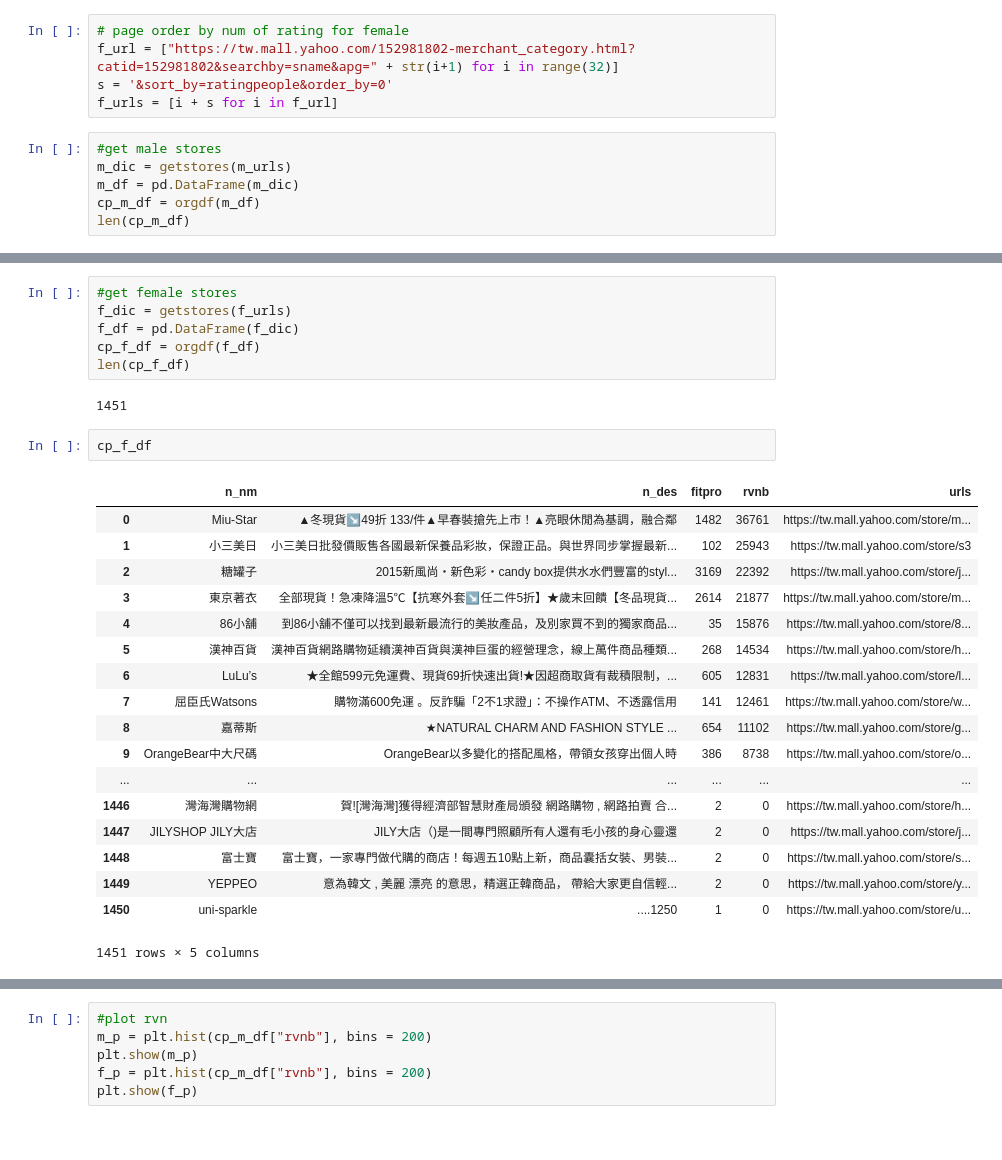
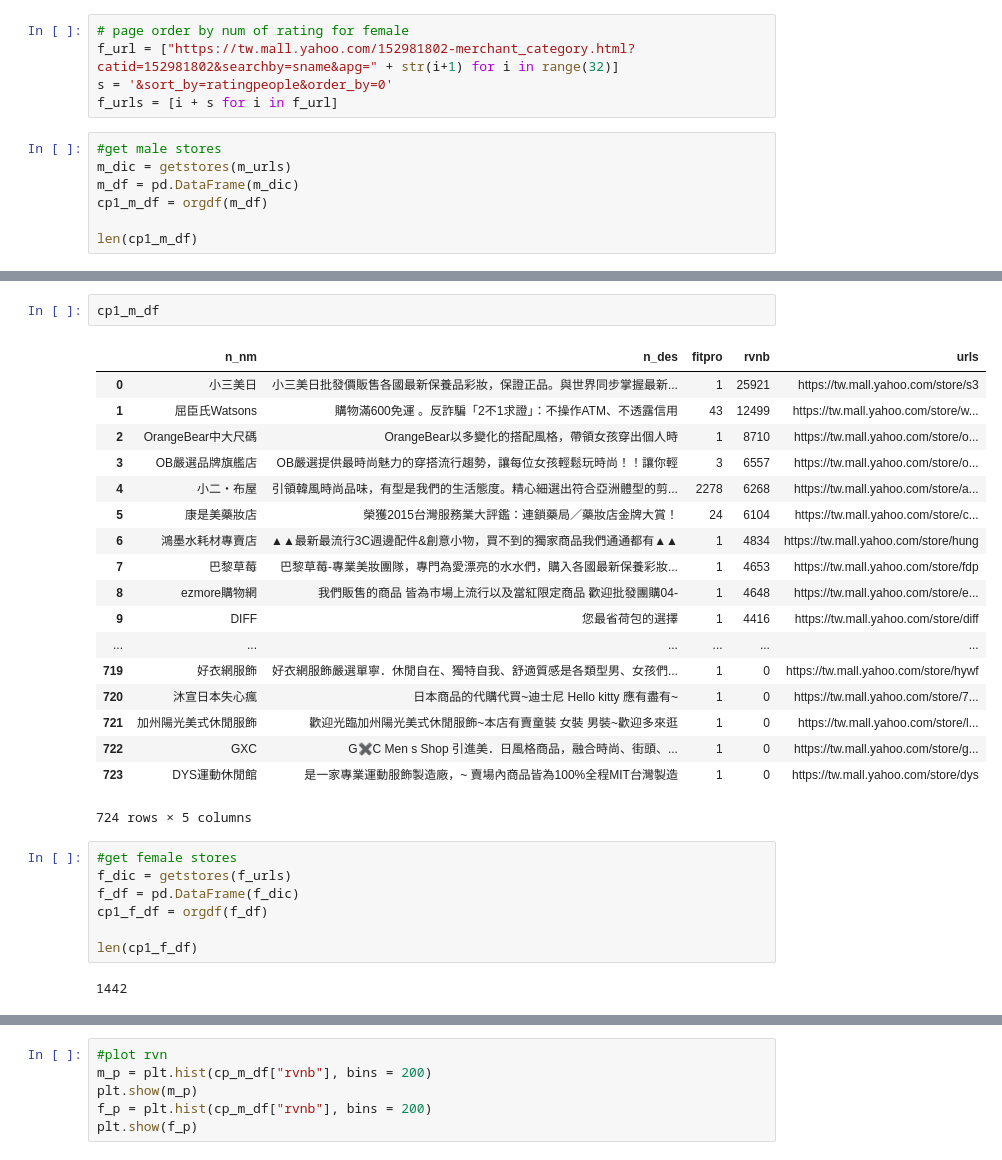
Before and after one commit to Charlie-Jin/crawler, a Jupyter notebook: Store data 01-24.ipynb, the cells around one changed output, grey strips where cells are left out. Saved outputs shown, nothing was run; the diff lists cells and outputs as text.

```diff
--- a/Store data 01-24.ipynb
+++ b/Store data 01-24.ipynb
@@ -95,6 +95,7 @@ f_urls = [i + s for i in f_url]
 #get male stores
 m_dic = getstores(m_urls)
 m_df = pd.DataFrame(m_dic)
-cp_m_df = orgdf(m_df)
-len(cp_m_df)
+cp1_m_df = orgdf(m_df)
+
+len(cp1_m_df)
 # %% [output]
@@ -123,29 +103,30 @@ cp_m_df
+# %%
+cp1_m_df
+# %% [output]
+|  | n_nm | n_des | fitpro | rvnb | urls |
+| 0 | 小三美日 | 小三美日批發價販售各國最新保養品彩妝，保證正品。與世界同步掌握最新... | 1 | 25921 | https://tw.mall.yahoo.com/store/s3 |
+| 1 | 屈臣氏Watsons | 購物滿600免運 。反詐騙「2不1求證」：不操作ATM、不透露信用 | 43 | 12499 | https://tw.mall.yahoo.com/store/w... |
+| 2 | OrangeBear中大尺碼 | OrangeBear以多變化的搭配風格，帶領女孩穿出個人時 | 1 | 8710 | https://tw.mall.yahoo.com/store/o... |
+| 3 | OB嚴選品牌旗艦店 | OB嚴選提供最時尚魅力的穿搭流行趨勢，讓每位女孩輕鬆玩時尚！！讓你輕 | 3 | 6557 | https://tw.mall.yahoo.com/store/o... |
+| 4 | 小二‧布屋 | 引領韓風時尚品味，有型是我們的生活態度。精心細選出符合亞洲體型的剪... | 2278 | 6268 | https://tw.mall.yahoo.com/store/a... |
+| 5 | 康是美藥妝店 | 榮獲2015台灣服務業大評鑑：連鎖藥局／藥妝店金牌大賞！ | 24 | 6104 | https://tw.mall.yahoo.com/store/c... |
+| 6 | 鴻墨水耗材專賣店 | ▲▲最新最流行3C週邊配件&創意小物，買不到的獨家商品我們通通都有▲▲ | 1 | 4834 | https://tw.mall.yahoo.com/store/hung |
+| 7 | 巴黎草莓 | 巴黎草莓-專業美妝團隊，專門為愛漂亮的水水們，購入各國最新保養彩妝... | 1 | 4653 | https://tw.mall.yahoo.com/store/fdp |
+| 8 | ezmore購物網 | 我們販售的商品 皆為市場上流行以及當紅限定商品 歡迎批發團購04- | 1 | 4648 | https://tw.mall.yahoo.com/store/e... |
+| 9 | DIFF | 您最省荷包的選擇 | 1 | 4416 | https://tw.mall.yahoo.com/store/diff |
+| ... | ... | ... | ... | ... | ... |
+| 719 | 好衣網服飾 | 好衣網服飾嚴選單寧．休閒自在、獨特自我、舒適質感是各類型男、女孩們... | 1 | 0 | https://tw.mall.yahoo.com/store/hywf |
+| 720 | 沐宣日本失心瘋 | 日本商品的代購代買~迪士尼 Hello kitty 應有盡有~ | 1 | 0 | https://tw.mall.yahoo.com/store/7... |
+| 721 | 加州陽光美式休閒服飾 | 歡迎光臨加州陽光美式休閒服飾~本店有賣童裝 女裝 男裝~歡迎多來逛 | 1 | 0 | https://tw.mall.yahoo.com/store/l... |
+| 722 | GXC | G✖C Men s Shop 引進美．日風格商品，融合時尚、街頭、... | 1 | 0 | https://tw.mall.yahoo.com/store/g... |
+| 723 | DYS運動休閒館 | 是一家專業運動服飾製造廠，~ 賣場內商品皆為100%全程MIT台灣製造 | 1 | 0 | https://tw.mall.yahoo.com/store/dys |
+724 rows × 5 columns
 # %%
 #get female stores
 f_dic = getstores(f_urls)
 f_df = pd.DataFrame(f_dic)
-cp_f_df = orgdf(f_df)
-len(cp_f_df)
+cp1_f_df = orgdf(f_df)
+
+len(cp1_f_df)
 # %% [output]
-1451
+1442
-# %%
-cp_f_df
-# %% [output]
-|  | n_nm | n_des | fitpro | rvnb | urls |
-| 0 | Miu-Star | ▲冬現貨↘49折 133/件▲早春裝搶先上市！▲亮眼休閒為基調，融合鄰 | 1482 | 36761 | https://tw.mall.yahoo.com/store/m... |
-| 1 | 小三美日 | 小三美日批發價販售各國最新保養品彩妝，保證正品。與世界同步掌握最新... | 102 | 25943 | https://tw.mall.yahoo.com/store/s3 |
-| 2 | 糖罐子 | 2015新風尚‧新色彩‧candy box提供水水們豐富的styl... | 3169 | 22392 | https://tw.mall.yahoo.com/store/j... |
-| 3 | 東京著衣 | 全部現貨！急凍降溫5℃【抗寒外套↘任二件5折】★歲末回饋【冬品現貨... | 2614 | 21877 | https://tw.mall.yahoo.com/store/m... |
-| 4 | 86小舖 | 到86小舖不僅可以找到最新最流行的美妝產品，及別家買不到的獨家商品... | 35 | 15876 | https://tw.mall.yahoo.com/store/8... |
-| 5 | 漢神百貨 | 漢神百貨網路購物延續漢神百貨與漢神巨蛋的經營理念，線上萬件商品種類... | 268 | 14534 | https://tw.mall.yahoo.com/store/h... |
-| 6 | LuLu’s | ★全館599元免運費、現貨69折快速出貨!★因超商取貨有裁積限制，... | 605 | 12831 | https://tw.mall.yahoo.com/store/l... |
-| 7 | 屈臣氏Watsons | 購物滿600免運 。反詐騙「2不1求證」：不操作ATM、不透露信用 | 141 | 12461 | https://tw.mall.yahoo.com/store/w... |
-| 8 | 嘉蒂斯 | ★NATURAL CHARM AND FASHION STYLE ... | 654 | 11102 | https://tw.mall.yahoo.com/store/g... |
-| 9 | OrangeBear中大尺碼 | OrangeBear以多變化的搭配風格，帶領女孩穿出個人時 | 386 | 8738 | https://tw.mall.yahoo.com/store/o... |
-| ... | ... | ... | ... | ... | ... |
-| 1446 | 灣海灣購物網 | 賀![灣海灣]獲得經濟部智慧財產局頒發 網路購物 , 網路拍賣 合... | 2 | 0 | https://tw.mall.yahoo.com/store/h... |
-| 1447 | JILYSHOP JILY大店 | JILY大店（)是一間專門照顧所有人還有毛小孩的身心靈還 | 2 | 0 | https://tw.mall.yahoo.com/store/j... |
-| 1448 | 富士寶 | 富士寶，一家專門做代購的商店！每週五10點上新，商品囊括女裝、男裝... | 2 | 0 | https://tw.mall.yahoo.com/store/s... |
-| 1449 | YEPPEO | 意為韓文 , 美麗 漂亮 的意思，精選正韓商品， 帶給大家更自信輕... | 2 | 0 | https://tw.mall.yahoo.com/store/y... |
-| 1450 | uni-sparkle | ....1250 | 1 | 0 | https://tw.mall.yahoo.com/store/u... |
-1451 rows × 5 columns
```
Also changed, not shown: parts of 18 cells of this notebook.
